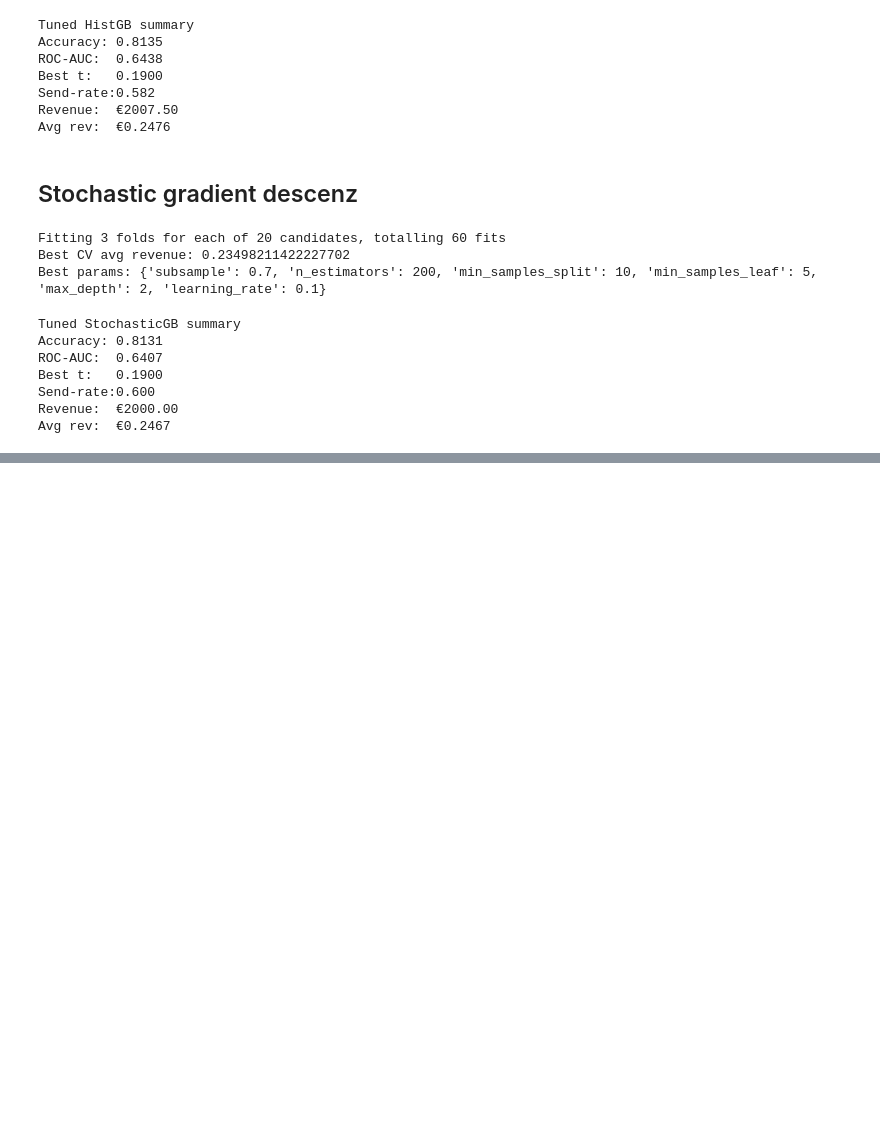
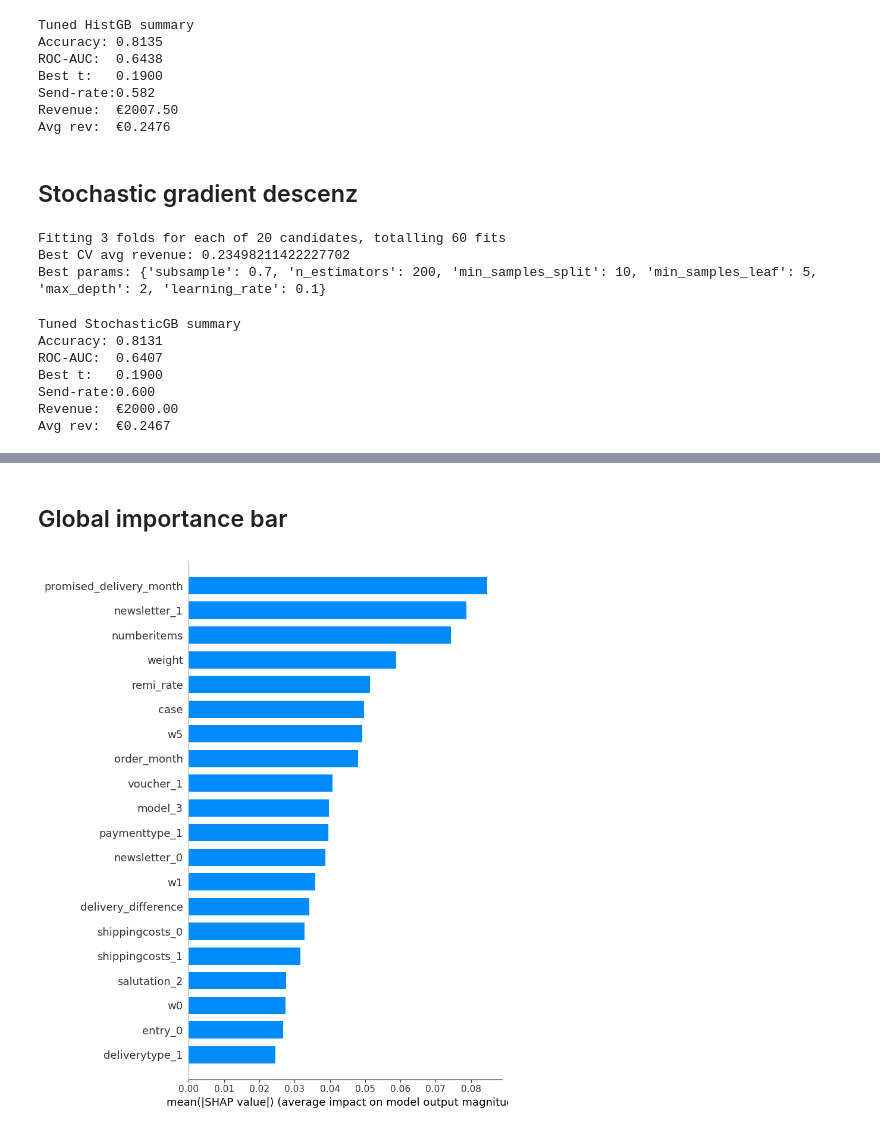
Before and after one commit to ungeralexan/ml_assignment, a Jupyter notebook: stand_safe_06_01/project.ipynb, the cells around one changed output, grey strips where cells are left out. Cells and saved outputs as stored; diff of their text form; code cells hidden in the pictures; blank space fills up the shorter version.

```diff
--- a/stand_safe_06_01/project.ipynb
+++ b/stand_safe_06_01/project.ipynb
@@ -2257,0 +2121,6 @@ Model and sample data saved to 'shap_data.joblib' for SHAP analysis.
+# %% [markdown]
+## Global importance bar
+# %%
+shap.summary_plot(shap_values_class1, X_explain, plot_type="bar", show=True)
+# %% [output]
+[figure, added]
```
Also changed, not shown: parts of 26 cells of this notebook, 1 other file.
